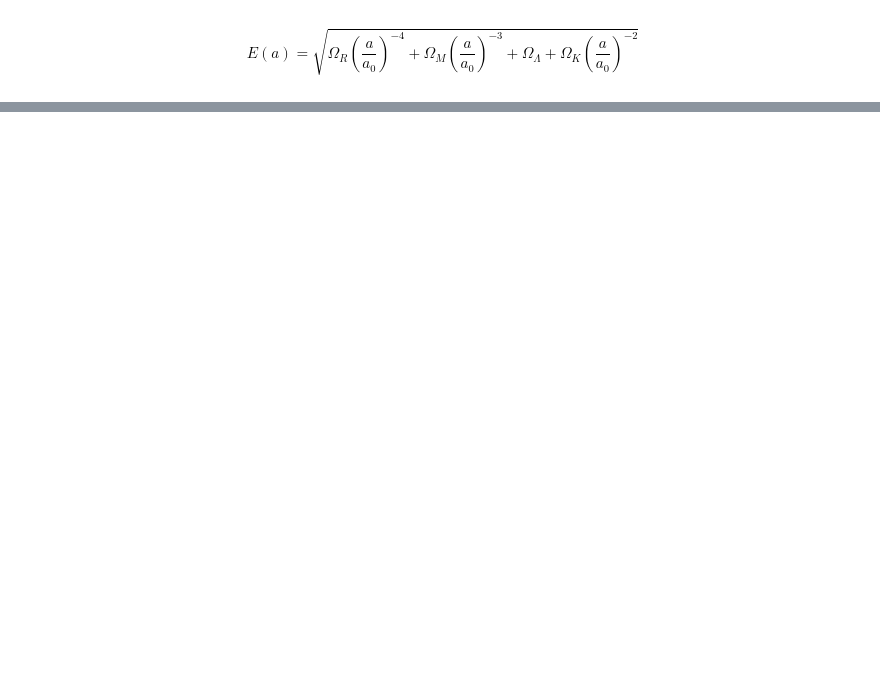
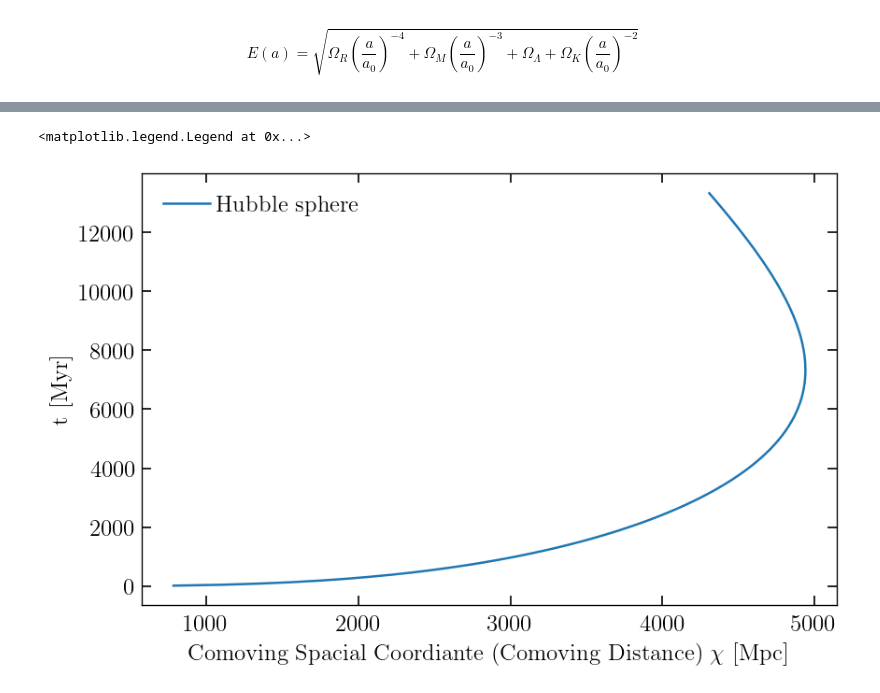
Before and after one commit to SiyiZhao/learnCosmology, a Jupyter notebook: code/expansion.ipynb, the cells around one changed output, grey strips where cells are left out. Drawn from its saved outputs; the diff is of its cells as text; code cells hidden in the pictures; blank space fills up the shorter version.

```diff
--- a/code/expansion.ipynb
+++ b/code/expansion.ipynb
@@ -69,0 +78,14 @@ import colossus
+# %%
+c = 3e5 #km/s
+# %%
+chi = c/(a1_l * Ha(a1_l, H0, a0, OmR, OmM, OmL, OmK)) #Mpc
+# %%
+plt.plot(chi, t_l, label="Hubble sphere")
+plt.xlabel("Comoving Spacial Coordiante (Comoving Distance) $\chi$ [Mpc]")
+plt.ylabel("t [Myr]")
+# plt.yscale('log')
+# plt.xscale("log")
+plt.legend()
+# %% [output]
+<matplotlib.legend.Legend at 0x...>
+[figure, added]
```
Also changed, not shown: parts of 23 cells of this notebook, 6 other files.
